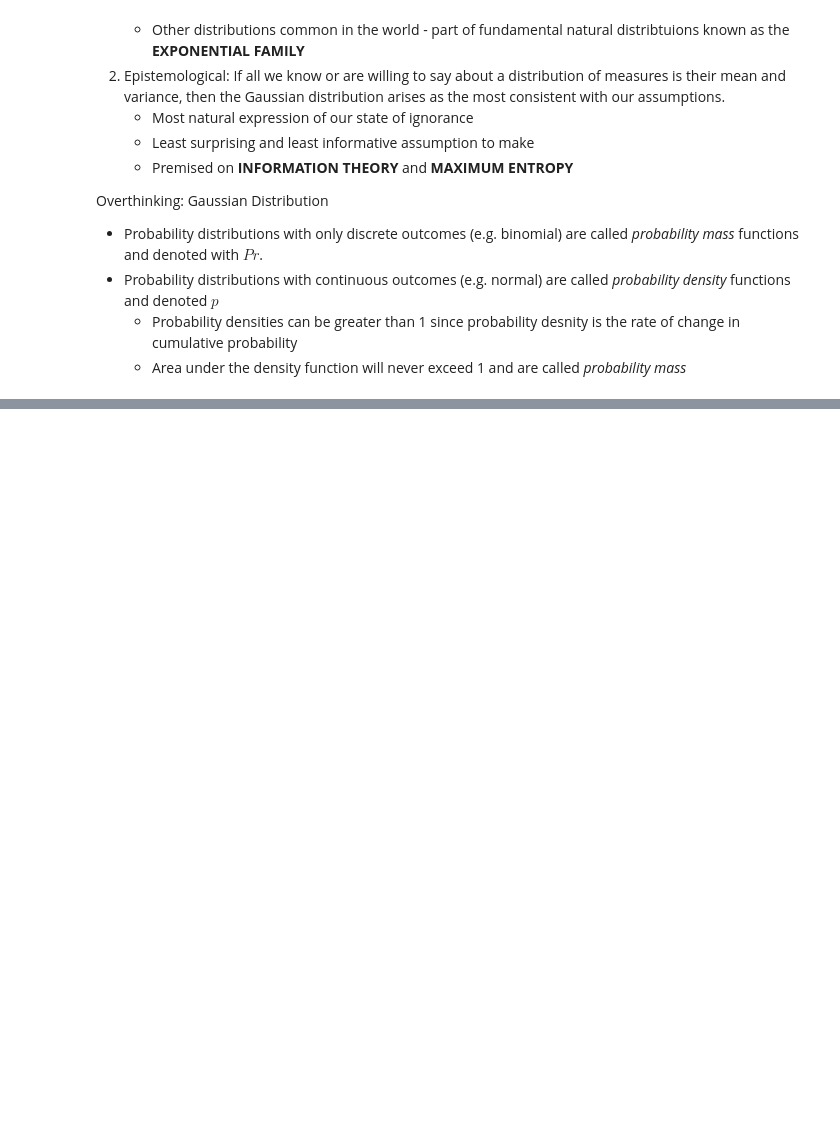
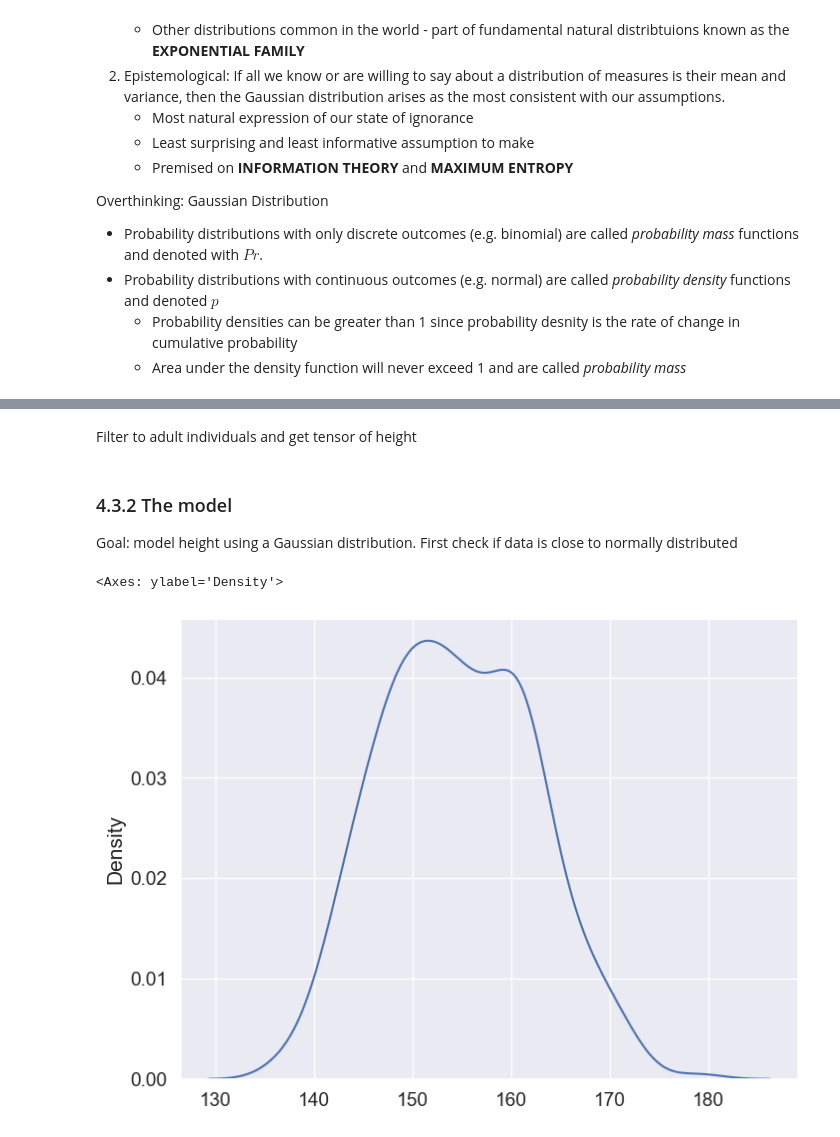
Before and after one commit to trevorjwilli/SRBayesianPyro, a Jupyter notebook: notebooks/chapter_4_notes.ipynb, the cells around one changed output, grey strips where cells are left out. Cells and saved outputs as stored; diff of their text form; code cells hidden in the pictures; blank space fills up the shorter version.

```diff
--- a/notebooks/chapter_4_notes.ipynb
+++ b/notebooks/chapter_4_notes.ipynb
@@ -145,0 +155,3 @@ A stochastic relationship is just a mpaping of a variable or parameter onto a di
+# %%
+d = pd.read_csv('../data/Howell1.csv', sep=';')
+d.head()
@@ -145,0 +191,14 @@ A stochastic relationship is just a mpaping of a variable or parameter onto a di
+# %% [markdown]
+Filter to adult individuals and get tensor of height
+# %%
+d2 = d[d['age'] >= 18]
+height = torch.tensor(d2['height'], dtype=torch.float)
+# %% [markdown]
+### 4.3.2 The model
+
+Goal: model height using a Gaussian distribution. First check if data is close to normally distributed
+# %%
+sns.kdeplot(height)
+# %% [output]
+<Axes: ylabel='Density'>
+[figure, added]
```
Also changed, not shown: parts of 18 cells of this notebook.
